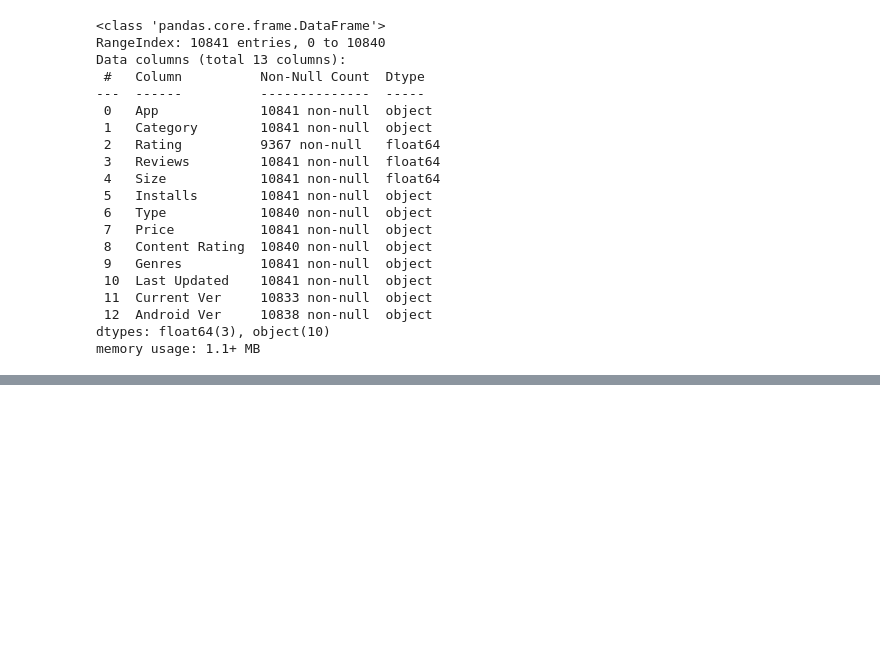
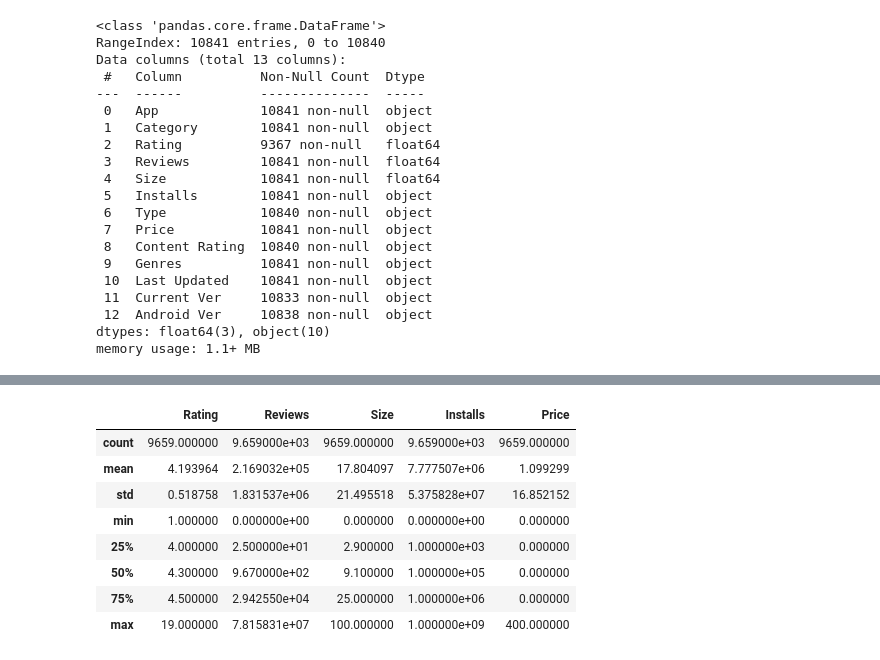
Before and after one commit to anupstar100/Google-Play-Store-App-Review-EDA-, a Jupyter notebook: Play_Store_App_Review_Analysis_Capstone_Project.ipynb, the cells around one changed output, grey strips where cells are left out. Cells and saved outputs as stored; diff of their text form; code cells hidden in the pictures; blank space fills up the shorter version.

```diff
--- a/Play_Store_App_Review_Analysis_Capstone_Project.ipynb
+++ b/Play_Store_App_Review_Analysis_Capstone_Project.ipynb
@@ -269,0 +339,5 @@ Name: 58, dtype: object
+# %%
+# REMOVE THE RECORD WHERE 'TYPE' IS HAVING NULL VALUE
+
+index = apps_df[apps_df['Type'].isna()].index
+apps_df.drop(axis = 0, inplace = True, index = index)
@@ -269,0 +363,8 @@ Name: 58, dtype: object
+# %%
+# FILLING THE NULL VALUES OF CURRENT VERSION WITH 1.0
+
+apps_df['Current Ver'] = apps_df['Current Ver'].fillna(1.0)
+# %%
+# FILLING THE NULL VALUES OF ANDROID VERSION WITH PREVIOUS DATA
+
+apps_df['Android Ver'] = apps_df['Android Ver'].fillna(method = 'pad')
@@ -269,0 +390,18 @@ Name: 58, dtype: object
+# %%
+# DROPPING THE DUPLICATE ROWS BASED ON APPS
+
+apps_df.drop_duplicates(subset = ['App'], inplace=True)
+# %%
+# CHECK ON STATISTICAL INFORMATION OF THE DATAFRAME
+
+apps_df.describe()
+# %% [output]
+|  | Rating | Reviews | Size | Installs | Price |
+| count | 9659.000000 | 9.659000e+03 | 9659.000000 | 9.659000e+03 | 9659.000000 |
+| mean | 4.193964 | 2.169032e+05 | 17.804097 | 7.777507e+06 | 1.099299 |
+| std | 0.518758 | 1.831537e+06 | 21.495518 | 5.375828e+07 | 16.852152 |
+| min | 1.000000 | 0.000000e+00 | 0.000000 | 0.000000e+00 | 0.000000 |
+| 25% | 4.000000 | 2.500000e+01 | 2.900000 | 1.000000e+03 | 0.000000 |
+| 50% | 4.300000 | 9.670000e+02 | 9.100000 | 1.000000e+05 | 0.000000 |
+| 75% | 4.500000 | 2.942550e+04 | 25.000000 | 1.000000e+06 | 0.000000 |
+| max | 19.000000 | 7.815831e+07 | 100.000000 | 1.000000e+09 | 400.000000 |
```
Also changed, not shown: parts of 28 cells of this notebook.
